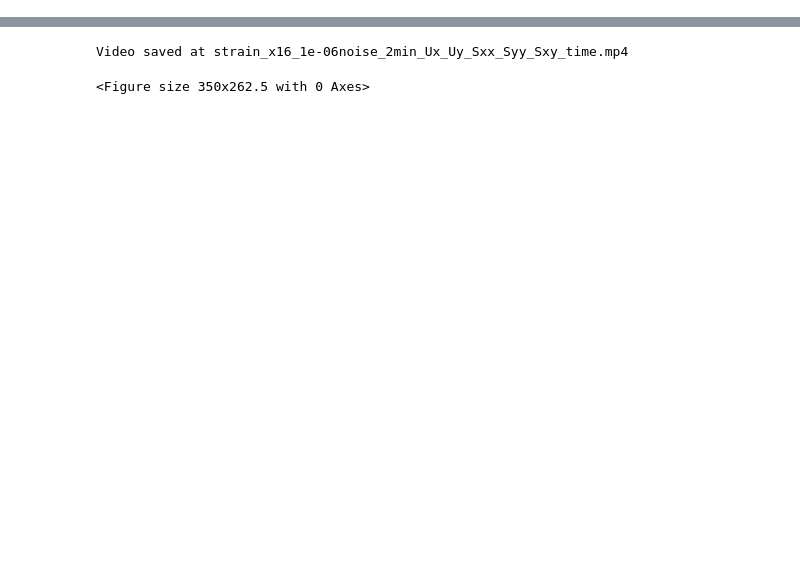
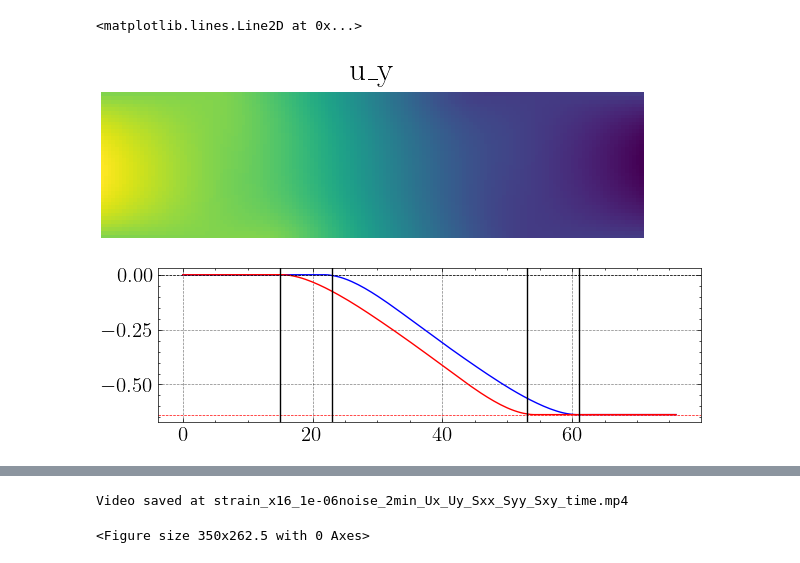
Before and after one commit to bonneted/PINN-MT2.0, a Jupyter notebook: 3_iosipescu/0_test/plot_one_run.ipynb, the cells around one changed output, grey strips where cells are left out. Drawn from its saved outputs; the diff is of its cells as text; code cells hidden in the pictures; blank space fills up the shorter version.

```diff
--- a/3_iosipescu/0_test/plot_one_run.ipynb
+++ b/3_iosipescu/0_test/plot_one_run.ipynb
@@ -124,13 +121,15 @@ nu             0.2000         0.2000         0.3000         33.333
 # %%
 # Load Field Data
 field_names = run_config["network"]["logged_fields"]
-fields_plotted = [0, 1, 2, 3, 4, 5, 6, 7] # 0: ux, 1: uy, 2: exx, 3: eyy, 4: exy to be loaded
+fields_loaded = [0, 1, 2, 3, 4, 5, 6, 7] # 0: ux, 1: uy, 2: exx, 3: eyy, 4: exy to be loaded
+
+n_plot_points = [150, 40]
 
 fields = [None] * 8
-for fid in fields_plotted:
+for fid in fields_loaded:
     field_name = field_names[fid]
     _, V_pinn = read_data_file(os.path.join(run_folder, f"{field_name}_history.dat"))
-    fields[fid] = np.array(V_pinn)
+    fields[fid] = np.array(V_pinn).reshape(-1, n_plot_points[1], n_plot_points[0], order='F').reshape(-1, n_plot_points[0]*n_plot_points[1])
 # %%
 # Field Plotting
 import matplotlib.colors as mcolors
@@ -224,0 +233,29 @@ Fig width: 27.0, set it to 9.00 < 6.34 (A4 with margins) in latex to have a prin
+# %%
+from plot_util import pcolor_plot
+
+fields_to_plot = fields[1][-1]
+# fields_to_plot = func(np.array([Xmesh.flatten(), Ymesh.flatten()]).T)[:,5]
+
+u_right = -0.637382 # right clamp displacement from FEM simulation
+J1S = run_config["problem"]["J1S"]
+J1L = run_config["problem"]["J1L"]
+J2S = run_config["problem"]["J2S"]
+J2L = run_config["problem"]["J2L"]
+
+fig, ax = plt.subplots(1, 1, figsize=(7, 2))
+im = pcolor_plot(ax, X, Y, fields_to_plot.reshape(X.shape), "u_y")
+
+# Plot the hard boundary condition
+fig, ax = plt.subplots(1, 1, figsize=(7, 2))
+plt.plot(x_plot, fields_to_plot.reshape(X.shape)[0,:], label='Top Boundary Condition', color='blue')
+plt.plot(x_plot, fields_to_plot.reshape(X.shape)[-1,:], label='Bottom Boundary Condition', color='red')
+ax.axhline(0, color='black', linestyle='--', linewidth=0.5)
+ax.axhline(u_right, color='red', linestyle='--', linewidth=0.5)
+ax.axvline(J1S, color='k', linestyle='-', linewidth=1)
+ax.axvline(J1L, color='k', linestyle='-', linewidth=1)
+ax.axvline(L - J2S, color='k', linestyle='-', linewidth=1)
+ax.axvline(L - J2L, color='k', linestyle='-', linewidth=1)
+# %% [output]
+<matplotlib.lines.Line2D at 0x...>
+[figure, added]
+[figure, added]
```
Also changed, not shown: parts of 7 cells of this notebook, 7 other files.
